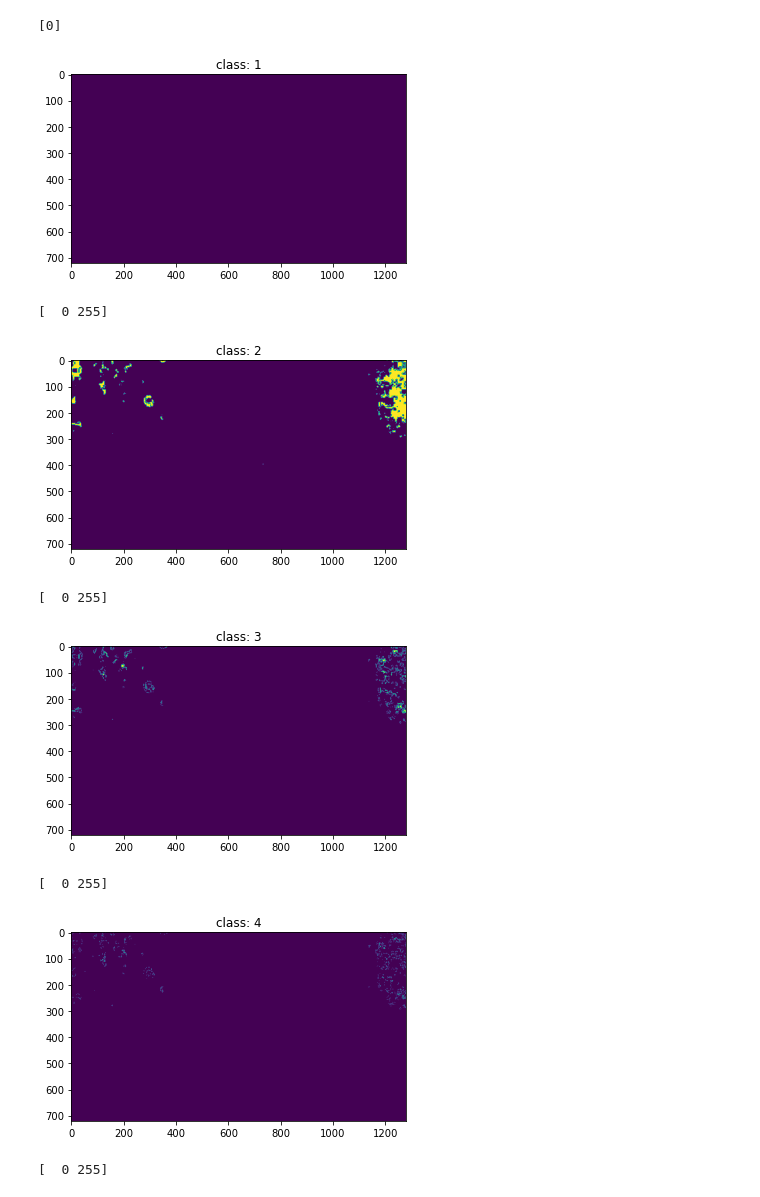
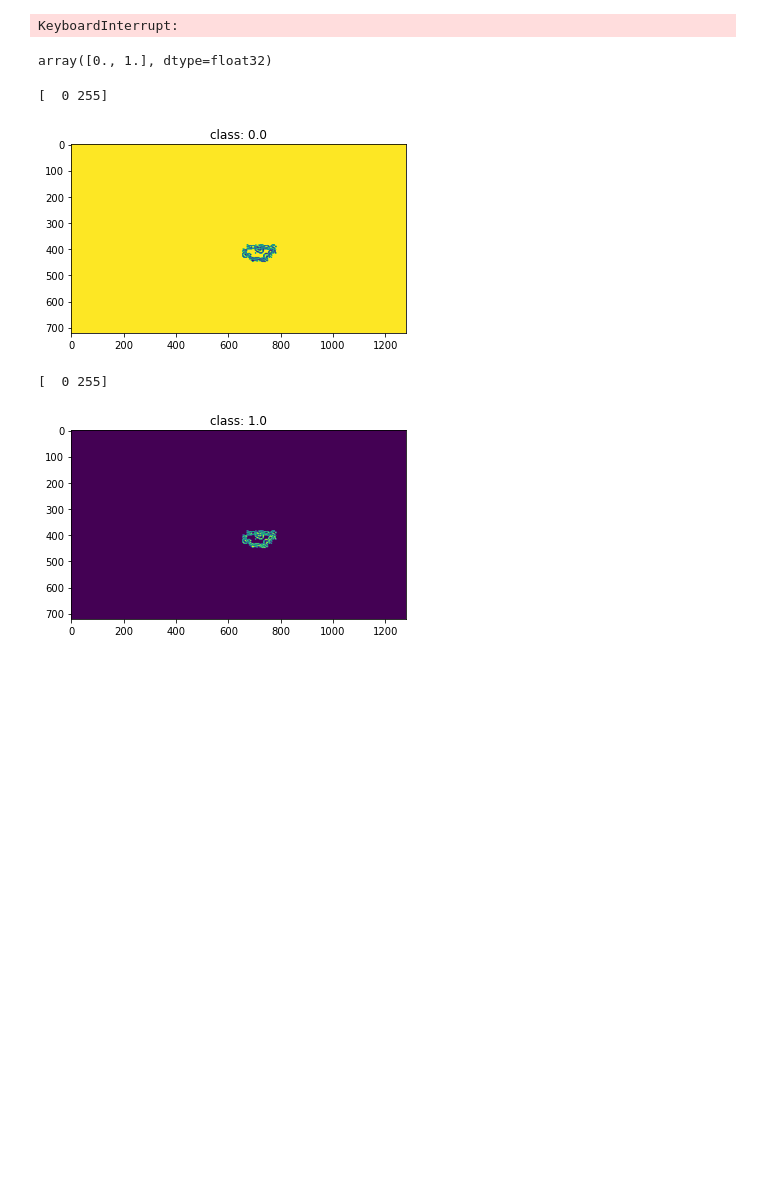
Before and after one commit to rabenkralle/PyTorch-for-Neural-Network, a Jupyter notebook: lesson_3/HW3.ipynb, the cells around one changed output. Cells and saved outputs as stored; diff of their text form; code cells hidden in the pictures; blank space fills up the shorter version.

```diff
--- a/lesson_3/HW3.ipynb
+++ b/lesson_3/HW3.ipynb
@@ -3,24 +3,46 @@ import numpy as np
 import pandas as pd
 import os
 import matplotlib.pyplot as plt
+# %%
+from PIL import Image
+
+PATH = 'set-lipstick-original/mask'
+Copy_to_path='set-lipstick-original/'
+
+for filename in os.listdir(PATH):
+    img = Image.open(os.path.join(PATH, filename)) # images are color images
+    arr = np.array(img, dtype=float)
+    arr[:,:,0] *= 0.2989
+    arr[:,:,1] *= 0.5870
+    arr[:,:,2] *= 0.1140
+    for j in range(len(arr)):
+        for i in range(len(arr[j])):
+            for k in range(len(arr[j][i])):
+
+                if arr[j][i][k]>0:
+                    arr[j][i][k] = 1
+                else:
+                    arr[j][i][k] = 0
+    img = Image.fromarray(arr.astype(np.uint8))
+    img.save(Copy_to_path+filename)
+# %% [output]
+KeyboardInterrupt:
 # %%
-classes = np.unique(plt.imread('set-lipstick-original/720p/image00000001.jpg')[:,:,0]*255)
+cl = np.unique(plt.imread('set-lipstick-original/gray_mask/mask00000001.png')[:,:,0]*255)
+cl
+# %% [output]
+array([0., 1.], dtype=float32)
 # %%
-for i in range(13):
-    mask = plt.imread('set-lipstick-original/720p/image00000001.jpg')*255
+for i in range(len(cl)):
+    mask = plt.imread('set-lipstick-original/gray_mask/mask00000001.png')*255
     mask = np.where(mask == i, 255, 0)
     mask = mask[:,:,0]
     print(np.unique(mask))
-    plt.title(f'class: {classes[i]}')
+    plt.title(f'class: {cl[i]}')
     plt.imshow(mask)
     plt.show()
 # %% [output]
-[0]
+[  0 255]
-[figure, old version]
+[figure, new version]
 [  0 255]
-[figure, old version]
+[figure, new version]
-[  0 255]
-[figure, removed]
-[  0 255]
-[figure, removed]
-[  0 255]
```
Also changed, not shown: parts of 16 cells of this notebook.
